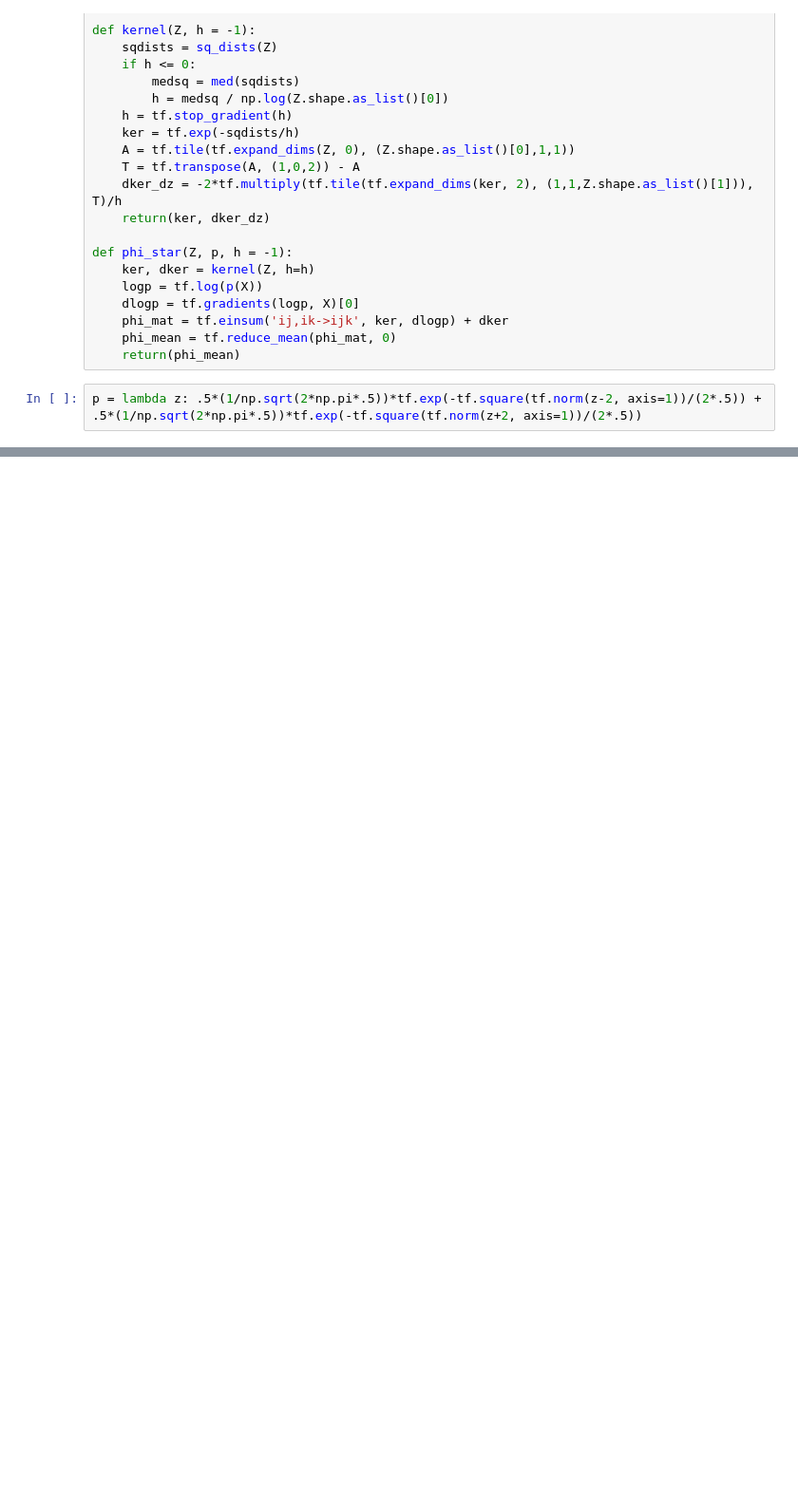
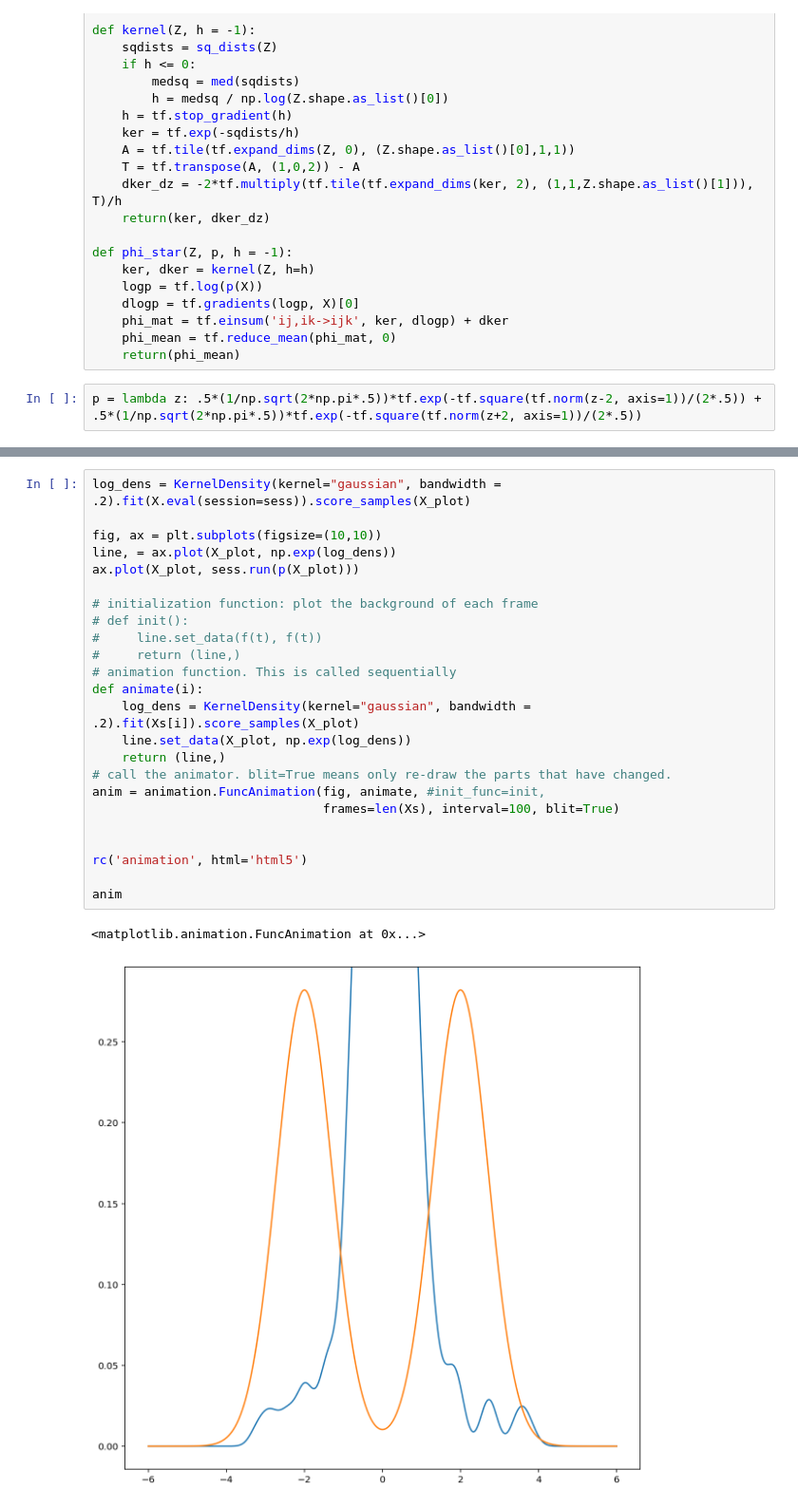
Before and after one commit to Hudsonnc/Stein-Variational-Gradient-Descent, a Jupyter notebook: Particle Flow.ipynb, the cells around one changed output, grey strips where cells are left out. Shown at 95% size. Drawn from its saved outputs; the diff is of its cells as text; blank space fills up the shorter version.

```diff
--- a/Particle Flow.ipynb
+++ b/Particle Flow.ipynb
@@ -103,0 +111,27 @@ plt.scatter(X.eval(session=sess), Xnew.eval(session=sess))
+# %%
+log_dens = KernelDensity(kernel="gaussian", bandwidth = .2).fit(X.eval(session=sess)).score_samples(X_plot)
+
+fig, ax = plt.subplots(figsize=(10,10))
+line, = ax.plot(X_plot, np.exp(log_dens))
+ax.plot(X_plot, sess.run(p(X_plot)))
+
+# initialization function: plot the background of each frame
+# def init():
+#     line.set_data(f(t), f(t))
+#     return (line,)
+# animation function. This is called sequentially
+def animate(i):
+    log_dens = KernelDensity(kernel="gaussian", bandwidth = .2).fit(Xs[i]).score_samples(X_plot)
+    line.set_data(X_plot, np.exp(log_dens))
+    return (line,)
+# call the animator. blit=True means only re-draw the parts that have changed.
+anim = animation.FuncAnimation(fig, animate, #init_func=init,
+                               frames=len(Xs), interval=100, blit=True)
+
+
+rc('animation', html='html5')
+
+anim
+# %% [output]
+<matplotlib.animation.FuncAnimation at 0x...>
+[figure, added]
```
Also changed, not shown: parts of 9 cells of this notebook, 1 other file.
